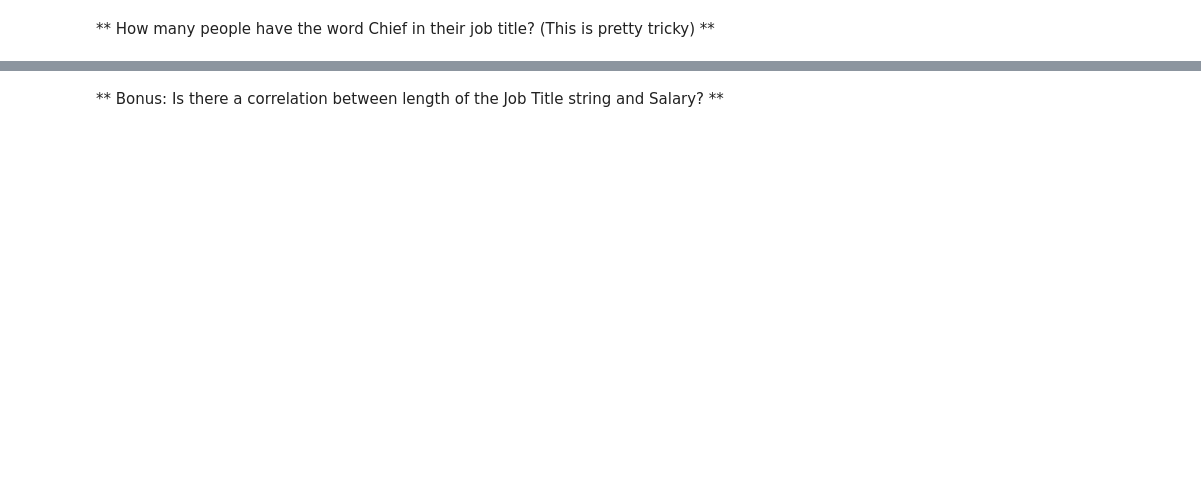
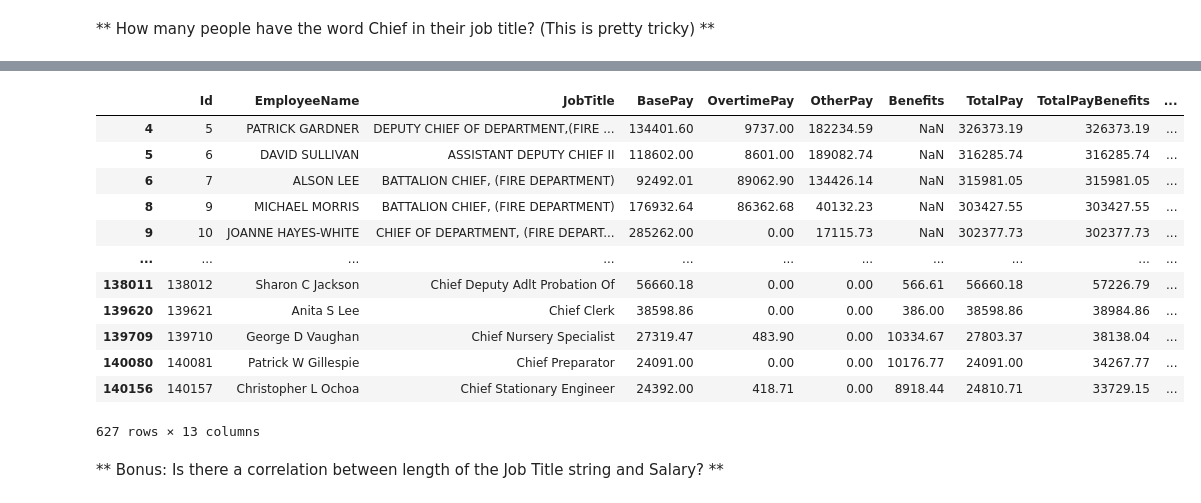
Before and after one commit to ngoclam9415/DataScienceUdemy, a Jupyter notebook: Pandas_Tutorial/Excercises/01-SF Salaries Exercise.ipynb, the cells around one changed output, grey strips where cells are left out. Cells and saved outputs as stored; diff of their text form; code cells hidden in the pictures; blank space fills up the shorter version.

```diff
--- a/Pandas_Tutorial/Excercises/01-SF Salaries Exercise.ipynb
+++ b/Pandas_Tutorial/Excercises/01-SF Salaries Exercise.ipynb
@@ -124,2 +147,18 @@ Name: JobTitle, dtype: int64
+# %%
+sal[sal["JobTitle"].apply(lambda x : "chief" in x.lower())]
+# %% [output]
+|  | Id | EmployeeName | JobTitle | BasePay | OvertimePay | OtherPay | Benefits | TotalPay | TotalPayBenefits | ... |
+| 4 | 5 | PATRICK GARDNER | DEPUTY CHIEF OF DEPARTMENT,(FIRE ... | 134401.60 | 9737.00 | 182234.59 | NaN | 326373.19 | 326373.19 | ... |
+| 5 | 6 | DAVID SULLIVAN | ASSISTANT DEPUTY CHIEF II | 118602.00 | 8601.00 | 189082.74 | NaN | 316285.74 | 316285.74 | ... |
+| 6 | 7 | ALSON LEE | BATTALION CHIEF, (FIRE DEPARTMENT) | 92492.01 | 89062.90 | 134426.14 | NaN | 315981.05 | 315981.05 | ... |
+| 8 | 9 | MICHAEL MORRIS | BATTALION CHIEF, (FIRE DEPARTMENT) | 176932.64 | 86362.68 | 40132.23 | NaN | 303427.55 | 303427.55 | ... |
+| 9 | 10 | JOANNE HAYES-WHITE | CHIEF OF DEPARTMENT, (FIRE DEPART... | 285262.00 | 0.00 | 17115.73 | NaN | 302377.73 | 302377.73 | ... |
+| ... | ... | ... | ... | ... | ... | ... | ... | ... | ... | ... |
+| 138011 | 138012 | Sharon C Jackson | Chief Deputy Adlt Probation Of | 56660.18 | 0.00 | 0.00 | 566.61 | 56660.18 | 57226.79 | ... |
+| 139620 | 139621 | Anita S Lee | Chief Clerk | 38598.86 | 0.00 | 0.00 | 386.00 | 38598.86 | 38984.86 | ... |
+| 139709 | 139710 | George D Vaughan | Chief Nursery Specialist | 27319.47 | 483.90 | 0.00 | 10334.67 | 27803.37 | 38138.04 | ... |
+| 140080 | 140081 | Patrick W Gillespie | Chief Preparator | 24091.00 | 0.00 | 0.00 | 10176.77 | 24091.00 | 34267.77 | ... |
+| 140156 | 140157 | Christopher L Ochoa | Chief Stationary Engineer | 24392.00 | 418.71 | 0.00 | 8918.44 | 24810.71 | 33729.15 | ... |
+627 rows × 13 columns
 # %% [markdown]
 ** Bonus: Is there a correlation between length of the Job Title string and Salary? **
```
Also changed, not shown: parts of 21 cells of this notebook.
